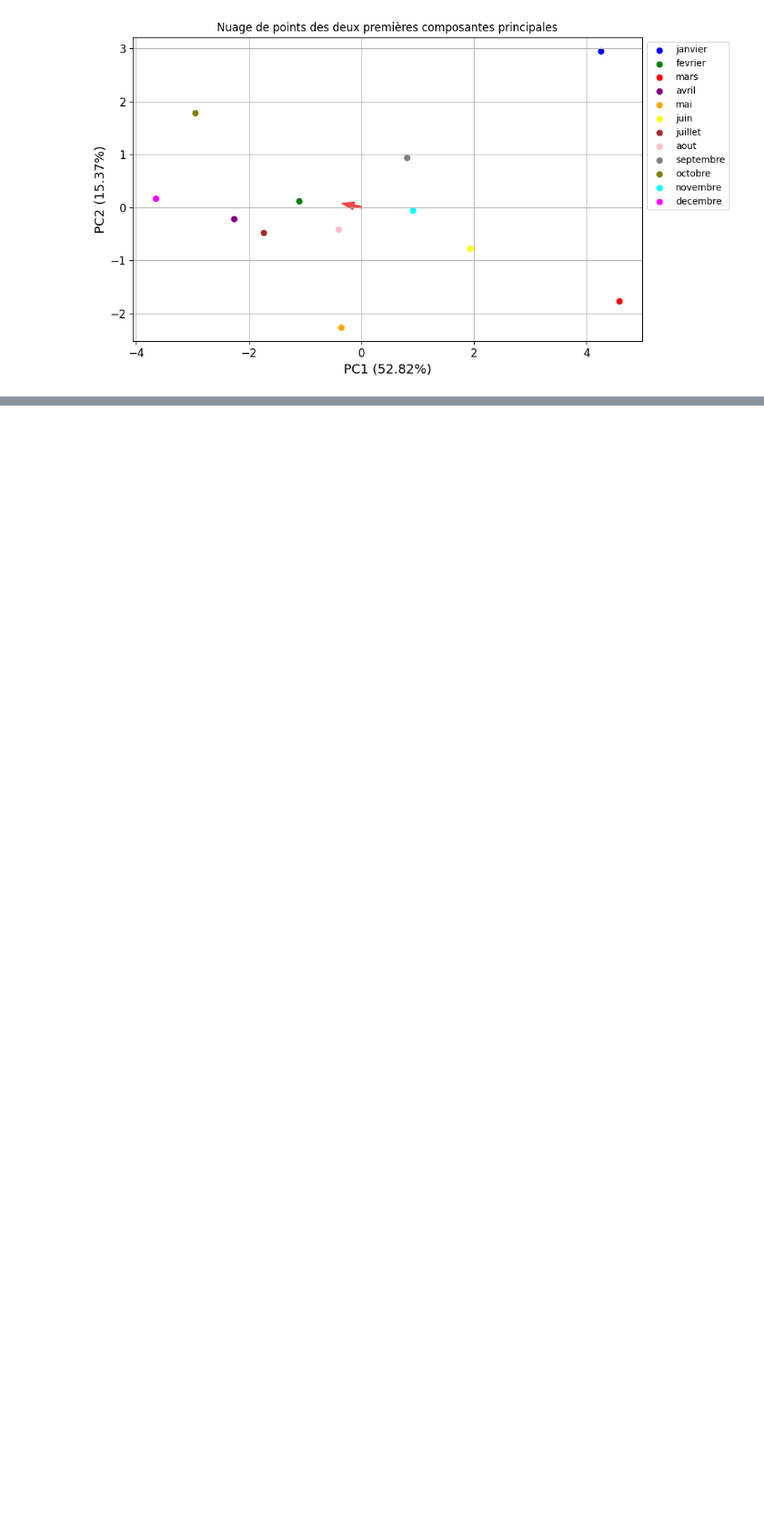
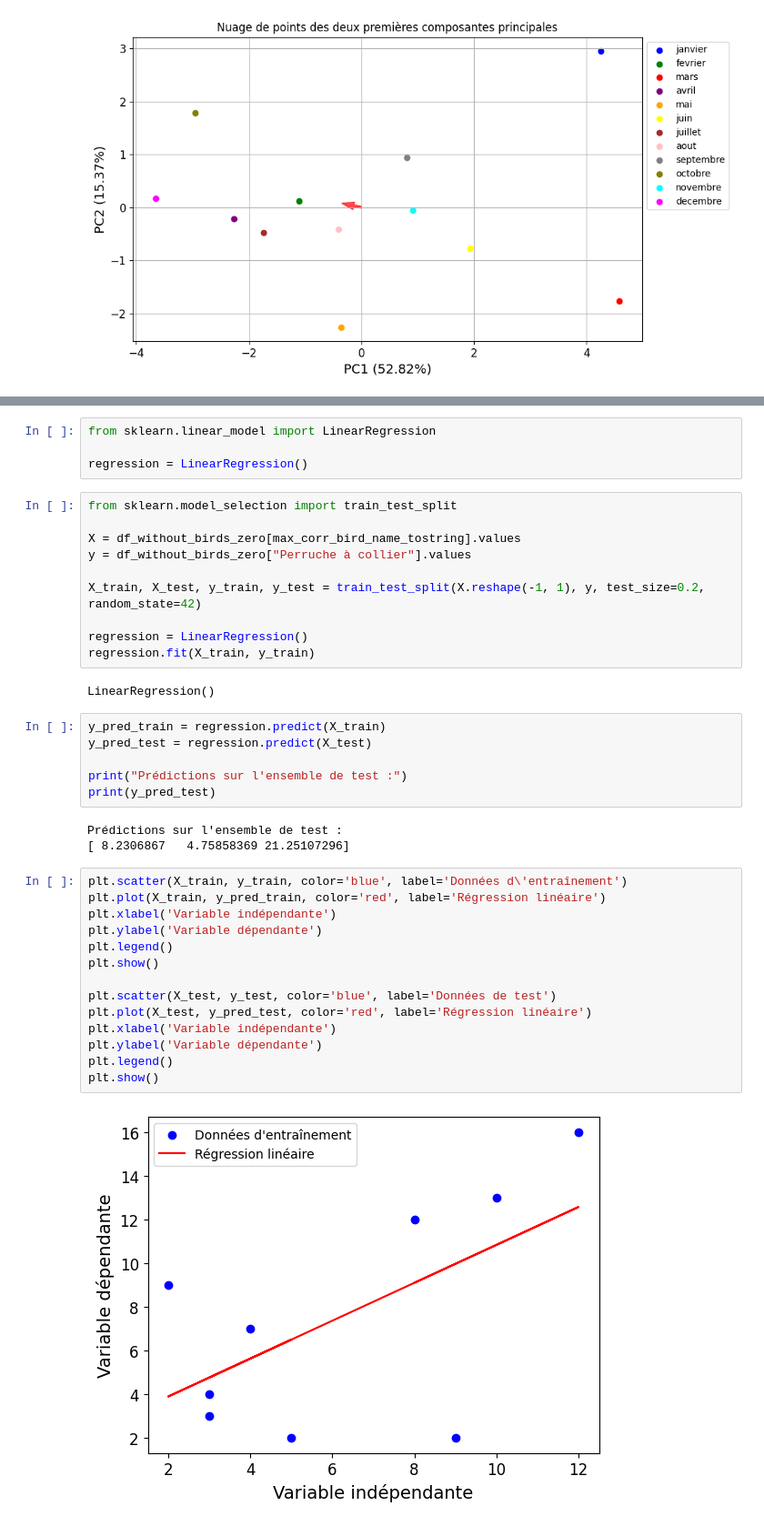
Before and after one commit to Redhoxx/DataScience_Project, a Jupyter notebook: DataScience_Project.ipynb, the cells around one changed output, grey strips where cells are left out. Shown: that part at 91% size. Cells and saved outputs as stored; diff of their text form; blank space fills up the shorter version.

Commit message:
Q11 faite (avec train_test_split)

```diff
--- a/DataScience_Project.ipynb
+++ b/DataScience_Project.ipynb
@@ -727,0 +746,41 @@ Odd thing to verify Q10: arrow does not point to the right direction
+# %%
+from sklearn.linear_model import LinearRegression
+
+regression = LinearRegression()
+# %%
+from sklearn.model_selection import train_test_split
+
+X = df_without_birds_zero[max_corr_bird_name_tostring].values
+y = df_without_birds_zero["Perruche à collier"].values
+
+X_train, X_test, y_train, y_test = train_test_split(X.reshape(-1, 1), y, test_size=0.2, random_state=42)
+
+regression = LinearRegression()
+regression.fit(X_train, y_train)
+# %% [output]
+LinearRegression()
+# %%
+y_pred_train = regression.predict(X_train)
+y_pred_test = regression.predict(X_test)
+
+print("Prédictions sur l'ensemble de test :")
+print(y_pred_test)
+# %% [output]
+Prédictions sur l'ensemble de test :
+[ 8.2306867   4.75858369 21.25107296]
+# %%
+plt.scatter(X_train, y_train, color='blue', label='Données d\'entraînement')
+plt.plot(X_train, y_pred_train, color='red', label='Régression linéaire')
+plt.xlabel('Variable indépendante')
+plt.ylabel('Variable dépendante')
+plt.legend()
+plt.show()
+
+plt.scatter(X_test, y_test, color='blue', label='Données de test')
+plt.plot(X_test, y_pred_test, color='red', label='Régression linéaire')
+plt.xlabel('Variable indépendante')
+plt.ylabel('Variable dépendante')
+plt.legend()
+plt.show()
+# %% [output]
+[figure, added]
```
Also changed, not shown: parts of 8 cells of this notebook, 2 other files.
